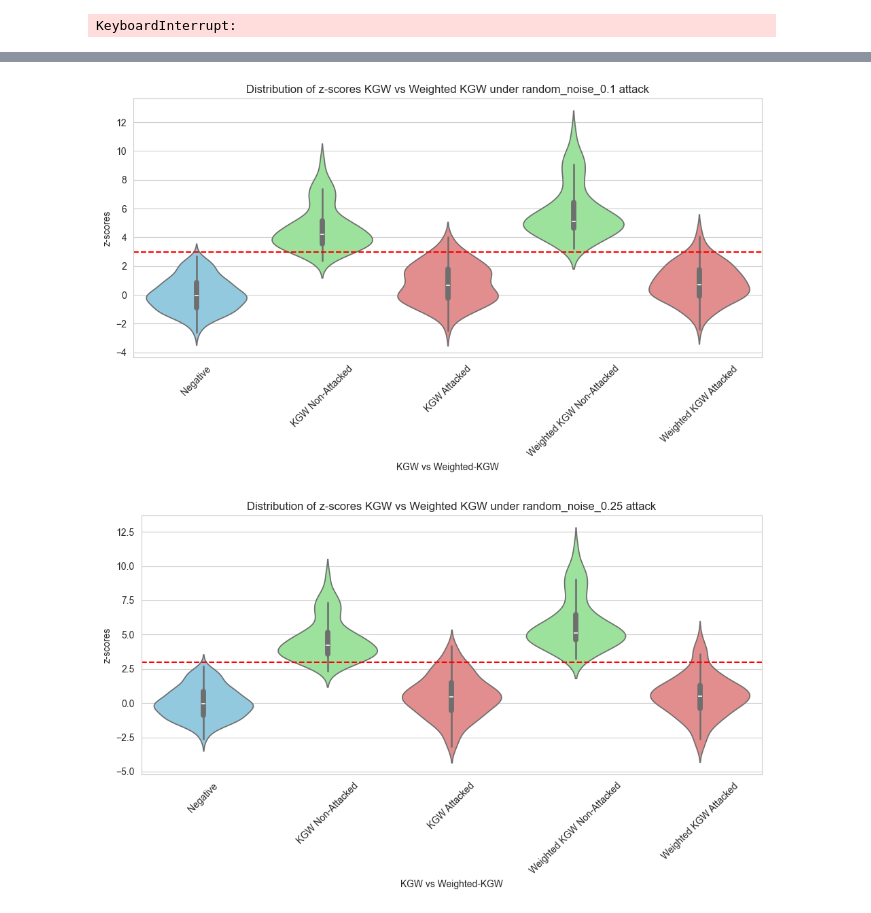
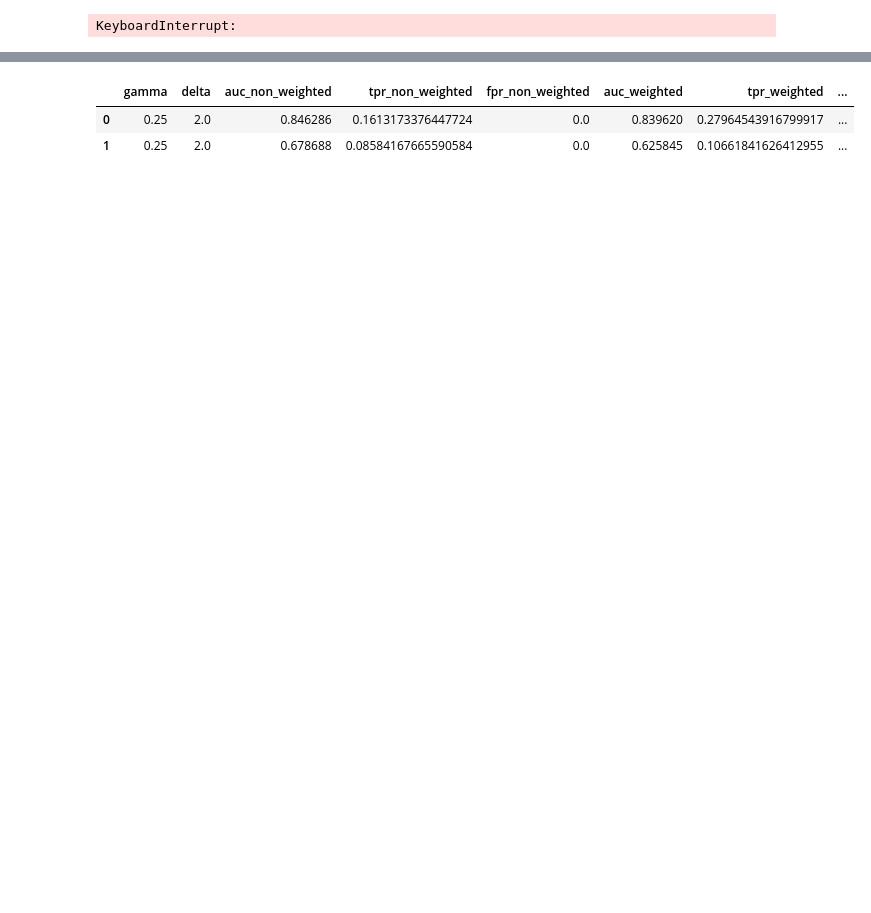
Before and after one commit to blueminh/t-rest, a Jupyter notebook: evaluation/synthcity.ipynb, the cells around one changed output, grey strips where cells are left out. Cells and saved outputs as stored; diff of their text form; code cells hidden in the pictures; blank space fills up the shorter version.

```diff
--- a/evaluation/synthcity.ipynb
+++ b/evaluation/synthcity.ipynb
@@ -1196,25 +1262,28 @@ for model_name in ["adult","california","abalone","diabetes"]:
 # %%
 all_results = []
 # for attack_type in ["shift_0.1", "shift_0.25","shift_0.05","rounding_0_digits", "rounding_2_digits"]:
 # for attack_type in ["synonym_0.5", "synonym_0.25", "synonym_0.8"]:
-for attack_type in ["random_noise_0.01","random_noise_0.05", "random_noise_0.1","random_noise_0.25"]:
-    result = plot_post_editing_attack(["adult","california","abalone","diabetes"],
+for attack_type in ["random_noise_0.01","random_noise_0.05"]:
+# for attack_type in ["categorical_change_0.25","categorical_change_0.5"]:
+    result = plot_post_editing_attack(["adult", "california", "diabetes","abalone"],
                          [(0.25, 2.0)],
                          num_samples_per_class = 125,
                          num_tokens_per_sample= 125,
                          attack_type=attack_type,
                          custom_softmax=(lambda x : softmax(x * 1.5 / np.max(x), 1.0)),
                          z_threshold=3.0)[0]
     result['attack_type'] = attack_type
     all_results.append(result)
 
 results_df = pd.DataFrame(all_results)
-results_df.to_csv("alluahakbar.csv", index=False)
+# results_df.to_csv("alluahakbar.csv", index=False)
+results_df
 # %% [output]
 [figure]
 [figure]
-[figure, removed]
-[figure, removed]
+|  | gamma | delta | auc_non_weighted | tpr_non_weighted | fpr_non_weighted | auc_weighted | tpr_weighted | ... |
+| 0 | 0.25 | 2.0 | 0.846286 | 0.1613173376447724 | 0.0 | 0.839620 | 0.27964543916799917 | ... |
+| 1 | 0.25 | 2.0 | 0.678688 | 0.08584167665590584 | 0.0 | 0.625845 | 0.10661841626412955 | ... |
 # %%
 
 final_df = pd.read_csv("final.csv")
```
Also changed, not shown: parts of 7 cells of this notebook, 5 other files.
